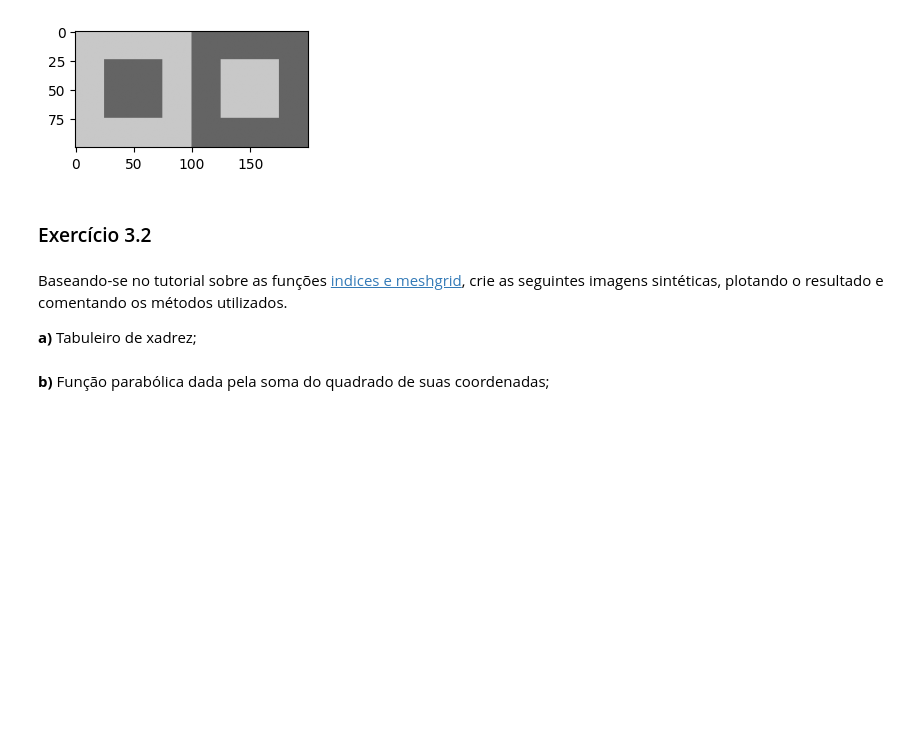
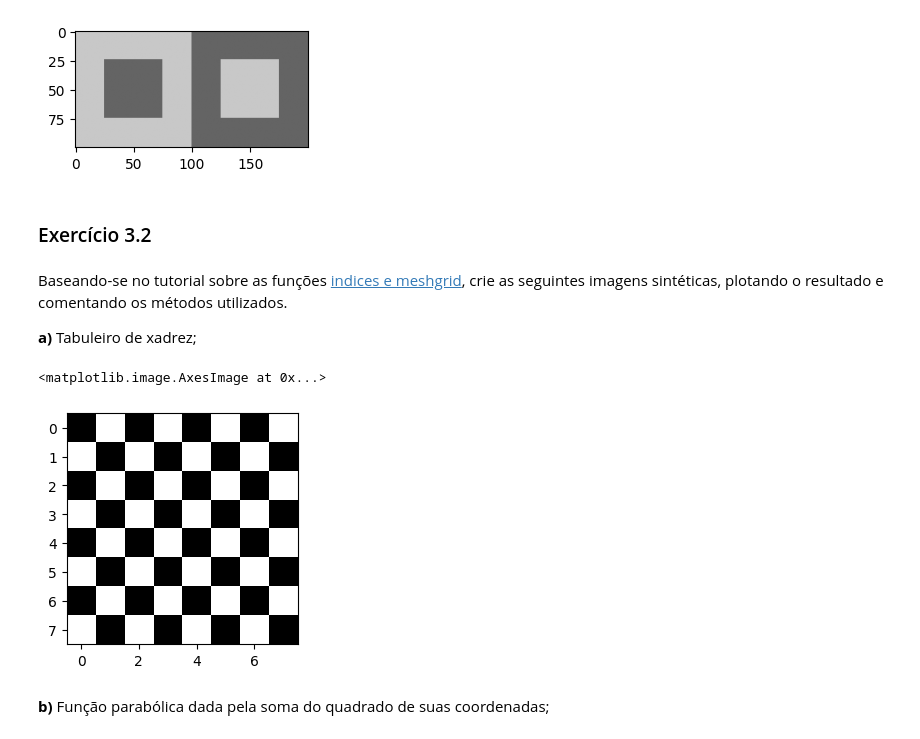
Before and after one commit to UNICAMP-EA979/2026s1-pi01-numpy-JoaoSenirio, a Jupyter notebook: Atividade.ipynb, the cells around one changed output. Drawn from its saved outputs; the diff is of its cells as text; code cells hidden in the pictures; blank space fills up the shorter version.

```diff
--- a/Atividade.ipynb
+++ b/Atividade.ipynb
@@ -383,2 +394,12 @@ Baseando-se no tutorial sobre as funções [indices e meshgrid](https://github.c
+# %%
+r,c = np.indices((8,8))
+
+board = ((r + c) % 2) * 255
+
+plt.figure(figsize = (3,3))
+plt.imshow(board,vmin=0, vmax=255, cmap='gray')
+# %% [output]
+<matplotlib.image.AxesImage at 0x...>
+[figure, added]
 # %% [markdown]
 **b)** Função parabólica dada pela soma do quadrado de suas coordenadas;
```
Also changed, not shown: parts of 16 cells of this notebook.
